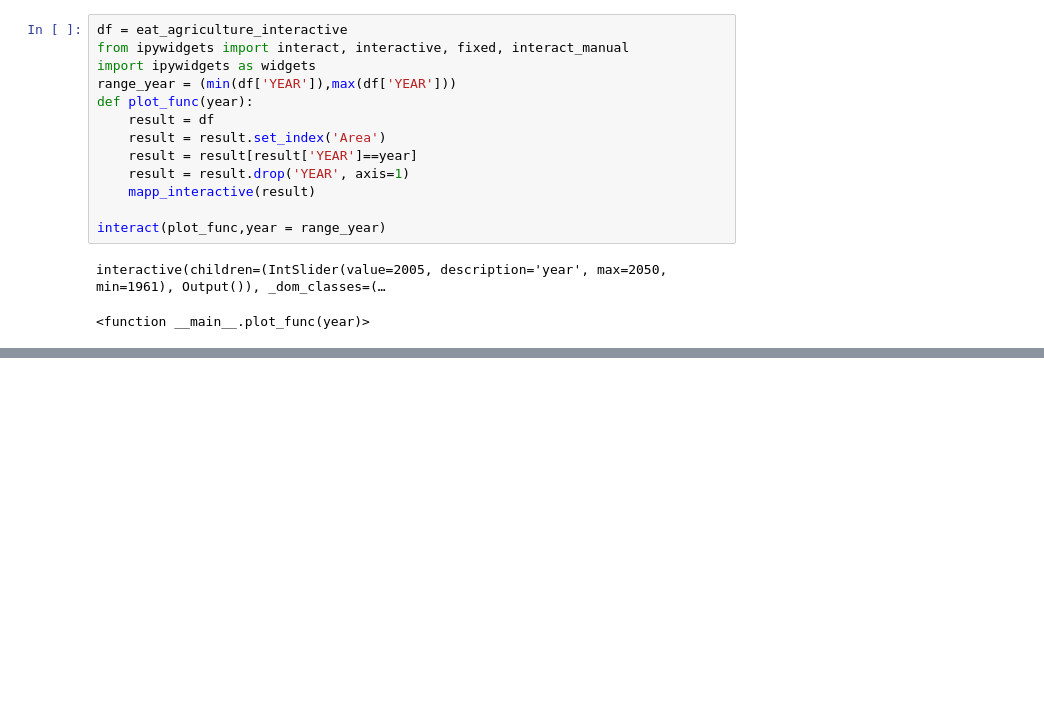
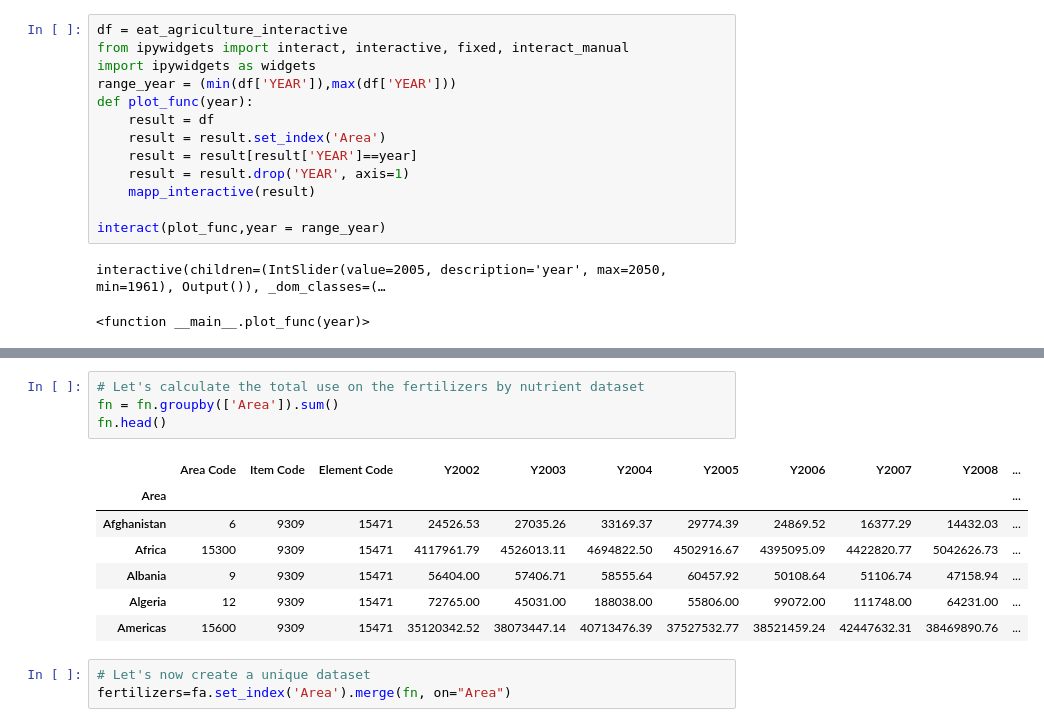
Before and after one commit to GabboM/ADA_Project, a Jupyter notebook: Milestone_2-Copy1.ipynb, the cells around one changed output, grey strips where cells are left out. Cells and saved outputs as stored; diff of their text form; blank space fills up the shorter version.

```diff
--- a/Milestone_2-Copy1.ipynb
+++ b/Milestone_2-Copy1.ipynb
@@ -403,0 +661,15 @@ We now consider the fertilizers datasets. For this topic we do not have a unique
+# %%
+# Let's calculate the total use on the fertilizers by nutrient dataset
+fn = fn.groupby(['Area']).sum()
+fn.head()
+# %% [output]
+|  | Area Code | Item Code | Element Code | Y2002 | Y2003 | Y2004 | Y2005 | Y2006 | Y2007 | Y2008 | ... |
+| Area |  |  |  |  |  |  |  |  |  |  | ... |
+| Afghanistan | 6 | 9309 | 15471 | 24526.53 | 27035.26 | 33169.37 | 29774.39 | 24869.52 | 16377.29 | 14432.03 | ... |
+| Africa | 15300 | 9309 | 15471 | 4117961.79 | 4526013.11 | 4694822.50 | 4502916.67 | 4395095.09 | 4422820.77 | 5042626.73 | ... |
+| Albania | 9 | 9309 | 15471 | 56404.00 | 57406.71 | 58555.64 | 60457.92 | 50108.64 | 51106.74 | 47158.94 | ... |
+| Algeria | 12 | 9309 | 15471 | 72765.00 | 45031.00 | 188038.00 | 55806.00 | 99072.00 | 111748.00 | 64231.00 | ... |
+| Americas | 15600 | 9309 | 15471 | 35120342.52 | 38073447.14 | 40713476.39 | 37527532.77 | 38521459.24 | 42447632.31 | 38469890.76 | ... |
+# %%
+# Let's now create a unique dataset
+fertilizers=fa.set_index('Area').merge(fn, on="Area")
```
Also changed, not shown: parts of 42 cells of this notebook.
